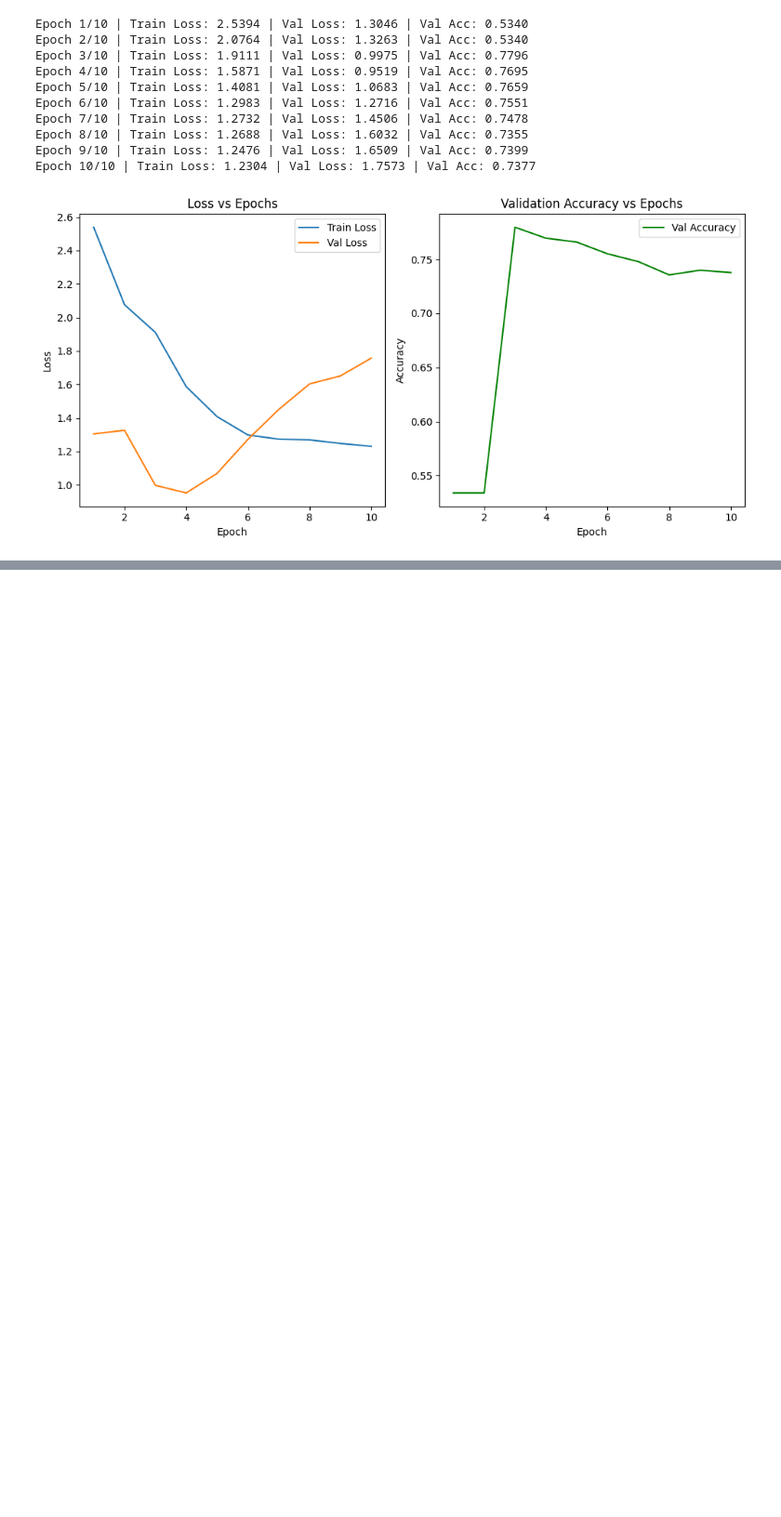
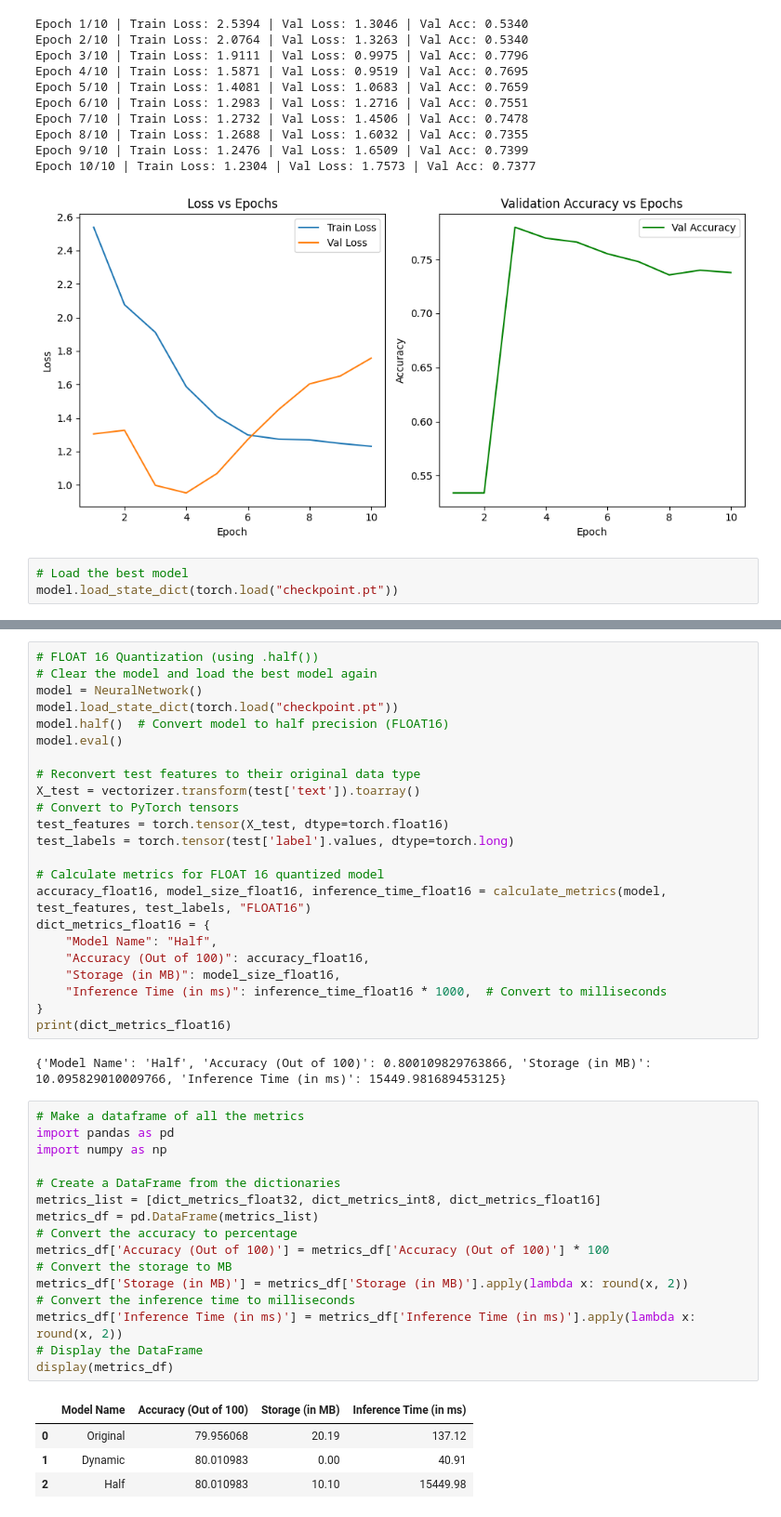
Before and after one commit to Praanshu101/Model_Quantization, a Jupyter notebook: Quantization.ipynb, the cells around one changed output, grey strips where cells are left out. Shown at 93% size. Saved outputs shown, nothing was run; the diff lists cells and outputs as text; blank space fills up the shorter version.

Commit message:
Quantization

```diff
--- a/Quantization.ipynb
+++ b/Quantization.ipynb
@@ -245,3 +244,6 @@ Epoch 8/10 | Train Loss: 1.2688 | Val Loss: 1.6032 | Val Acc: 0.7355
 Epoch 9/10 | Train Loss: 1.2476 | Val Loss: 1.6509 | Val Acc: 0.7399
 Epoch 10/10 | Train Loss: 1.2304 | Val Loss: 1.7573 | Val Acc: 0.7377
 [figure]
+# %%
+# Load the best model
+model.load_state_dict(torch.load("checkpoint.pt"))
@@ -247,0 +328,46 @@ Epoch 10/10 | Train Loss: 1.2304 | Val Loss: 1.7573 | Val Acc: 0.7377
+# %%
+# FLOAT 16 Quantization (using .half())
+# Clear the model and load the best model again
+model = NeuralNetwork()
+model.load_state_dict(torch.load("checkpoint.pt"))
+model.half()  # Convert model to half precision (FLOAT16)
+model.eval()
+
+# Reconvert test features to their original data type
+X_test = vectorizer.transform(test['text']).toarray()
+# Convert to PyTorch tensors
+test_features = torch.tensor(X_test, dtype=torch.float16)
+test_labels = torch.tensor(test['label'].values, dtype=torch.long)
+
+# Calculate metrics for FLOAT 16 quantized model
+accuracy_float16, model_size_float16, inference_time_float16 = calculate_metrics(model, test_features, test_labels, "FLOAT16")
+dict_metrics_float16 = {
+    "Model Name": "Half",
+    "Accuracy (Out of 100)": accuracy_float16,
+    "Storage (in MB)": model_size_float16,
+    "Inference Time (in ms)": inference_time_float16 * 1000,  # Convert to milliseconds
+}
+print(dict_metrics_float16)
+# %% [output]
+{'Model Name': 'Half', 'Accuracy (Out of 100)': 0.800109829763866, 'Storage (in MB)': 10.095829010009766, 'Inference Time (in ms)': 15449.981689453125}
+# %%
+# Make a dataframe of all the metrics
+import pandas as pd
+import numpy as np
+
+# Create a DataFrame from the dictionaries
+metrics_list = [dict_metrics_float32, dict_metrics_int8, dict_metrics_float16]
+metrics_df = pd.DataFrame(metrics_list)
+# Convert the accuracy to percentage
+metrics_df['Accuracy (Out of 100)'] = metrics_df['Accuracy (Out of 100)'] * 100
+# Convert the storage to MB
+metrics_df['Storage (in MB)'] = metrics_df['Storage (in MB)'].apply(lambda x: round(x, 2))
+# Convert the inference time to milliseconds
+metrics_df['Inference Time (in ms)'] = metrics_df['Inference Time (in ms)'].apply(lambda x: round(x, 2))
+# Display the DataFrame
+display(metrics_df)
+# %% [output]
+|  | Model Name | Accuracy (Out of 100) | Storage (in MB) | Inference Time (in ms) |
+| 0 | Original | 79.956068 | 20.19 | 137.12 |
+| 1 | Dynamic | 80.010983 | 0.00 | 40.91 |
+| 2 | Half | 80.010983 | 10.10 | 15449.98 |
```
Also changed, not shown: parts of 6 cells of this notebook.
